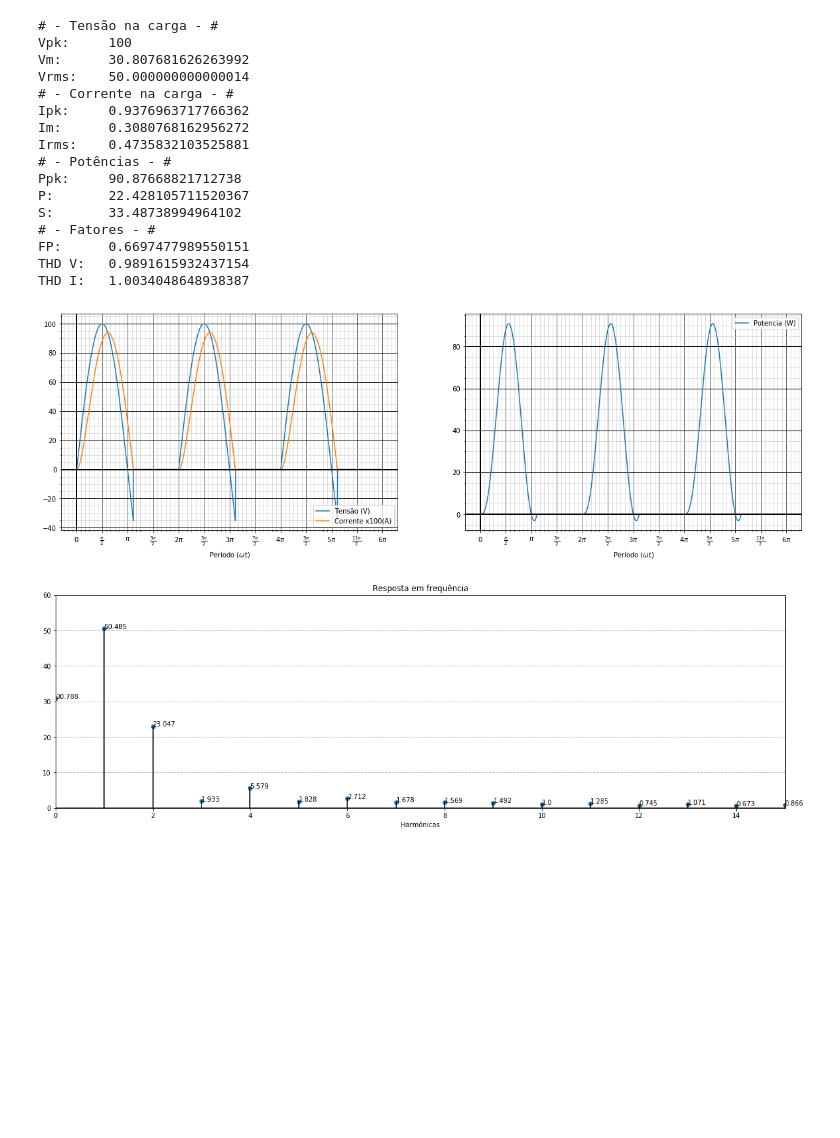
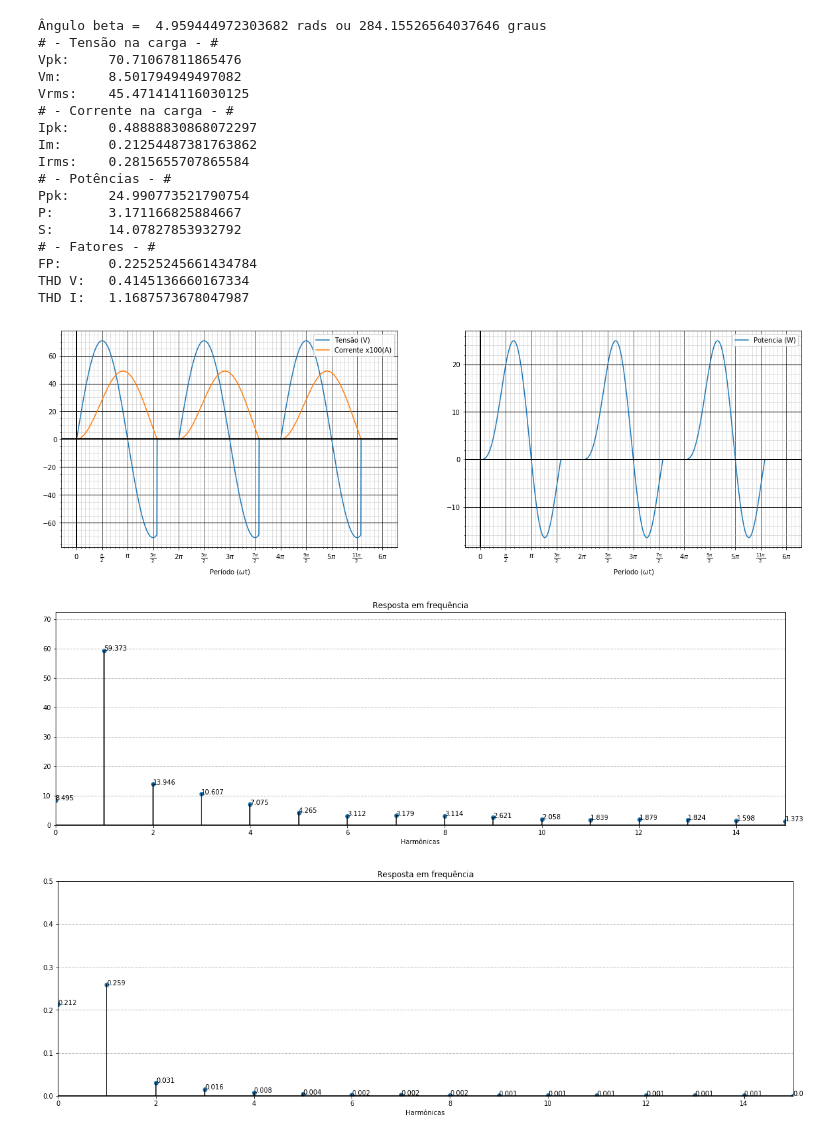
Before and after one commit to diesson/retificadores_python, a Jupyter notebook: 02 Retificador de meia onda (Carga RL).ipynb, the cells around one changed output. Cells and saved outputs as stored; diff of their text form; code cells hidden in the pictures; blank space fills up the shorter version.

```diff
--- a/02 Retificador de meia onda (Carga RL).ipynb
+++ b/02 Retificador de meia onda (Carga RL).ipynb
@@ -12,12 +12,12 @@ from funcoes import *
 ############# RETIFICADOR MEIA ONDA #############
 ################### CARGA R/L ###################
 
-V_pk = 100
+V_pk = 50*sqrt(2)
 Freq = 60
-R = 100
-L = 0.1
+R = 40
+L = 0.6
+
 T = 2*pi
-
 w = 2*pi*Freq
 
 XL = w * L
@@ -25,57 +25,62 @@ XRL = complex(R,XL)
 
 Z = abs(XRL)
 teta = cm.phase(XRL)
-#(r, phi) = polar(z)
 tal = L/R
 
 a = 0
 
-ab = calculo_ab(f'(sin(x - {teta}) + sin({teta})*exp(-x/({w}*{tal})))', pi, 'scipy')
+ab = calculo_ab(f'(sin(x - {teta}) + sin({teta})*exp(-x/({w}*{tal})))', (110/100)*pi, 'scipy')
 b = ab[0]
 
 func_v = f'{V_pk}*sin(x)*{degrau(a,b)}'
 V_media = calculo_medio(func_v)
 V_rms = calculo_rms(func_v)
 
 func_i = f'({V_pk}/{Z})*(sin(x - {teta}) + sin({teta})*exp(-x/({w}*{tal})))*{degrau(a,b)}'
 I_media = calculo_medio(func_i)
 I_rms = calculo_rms(func_i)
 I_pk = calculo_pk(func_i)
 
-func_p = '(' + func_v + ')*(' + func_i + ')'
+#func_p = '(' + func_v + ')*(' + func_i + ')'
+func_p = f'({func_v}) * ({func_i})'
 P = calculo_medio(func_p)
 S = I_rms*(V_pk/sqrt(2))
 Q = sqrt(S**2 - P**2)
 P_pk = calculo_pk(func_p)
 
 FP = P/S
 thdV = calculo_thd(func_v, T)
 thdI = calculo_thd(func_i, T)
 
+print("Ângulo beta = ", b, "rads ou", (b*180/pi), "graus")
 print("# - Tensão na carga - #"   , "\nVpk:\t"  , V_pk, "\nVm: \t"  , V_media, "\nVrms: \t", V_rms)
 print("# - Corrente na carga - #" , "\nIpk: \t" , I_pk, "\nIm: \t"  , I_media, "\nIrms: \t", I_rms)
 print("# - Potências - #"         , "\nPpk:\t"  , P_pk, "\nP: \t"   , P      , "\nS: \t"   , S)
 print("# - Fatores - #"           , "\nFP:\t"   , FP  , "\nTHD V:\t", thdV   , "\nTHD I:\t", thdI)
 
 plot_info(func_v, func_i, xlim=(0, T))
-fig, (ax2) = plt.subplots(1, 1, figsize=(20, 6), sharey=True, sharex=True)
+fig, (ax2) = plt.subplots(1, 1, figsize=(20, 6), sharey=False, sharex=True)
 plot_fft(func_v, ax2, T=2*np.pi, n_harmonicas = 15)
+fig, (ax3) = plt.subplots(1, 1, figsize=(20, 6), sharey=False, sharex=True)
+plot_fft(func_i, ax3, T=2*np.pi, n_harmonicas = 15)
 # %% [output]
+Ângulo beta =  4.959444972303682 rads ou 284.15526564037646 graus
 # - Tensão na carga - #
-Vpk:     100
-Vm:      30.807681626263992
-Vrms:    50.000000000000014
+Vpk:     70.71067811865476
+Vm:      8.501794949497082
+Vrms:    45.471414116030125
 # - Corrente na carga - #
-Ipk:     0.9376963717766362
-Im:      0.3080768162956272
-Irms:    0.4735832103525881
+Ipk:     0.48888830868072297
+Im:      0.21254487381763862
+Irms:    0.2815655707865584
 # - Potências - #
-Ppk:     90.87668821712738
-P:       22.428105711520367
-S:       33.48738994964102
+Ppk:     24.990773521790754
+P:       3.171166825884667
+S:       14.07827853932792
 # - Fatores - #
-FP:      0.6697477989550151
-THD V:   0.9891615932437154
-THD I:   1.0034048648938387
+FP:      0.22525245661434784
+THD V:   0.4145136660167334
+THD I:   1.1687573678047987
-[figure, old version]
+[figure, new version]
-[figure, old version]
+[figure, new version]
+[figure, added]
```
Also changed, not shown: 2 other files.
